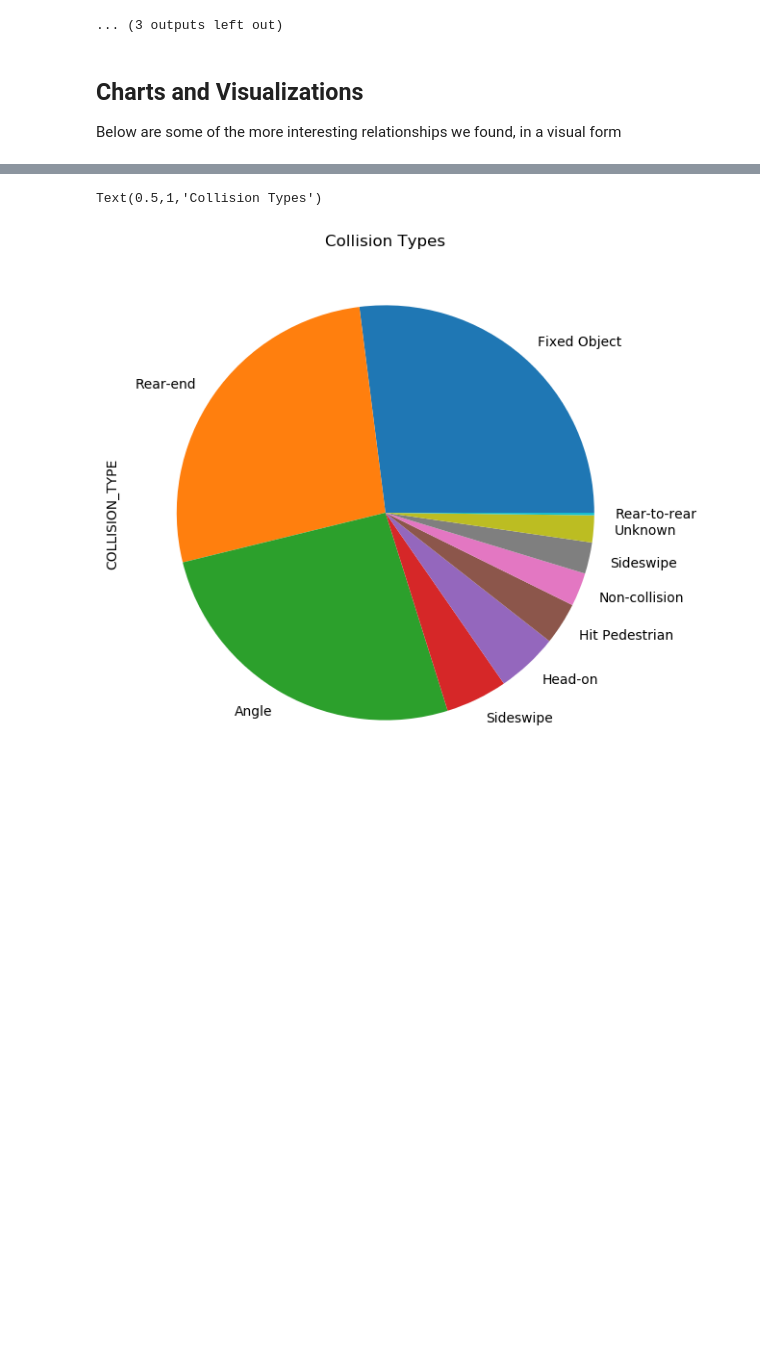
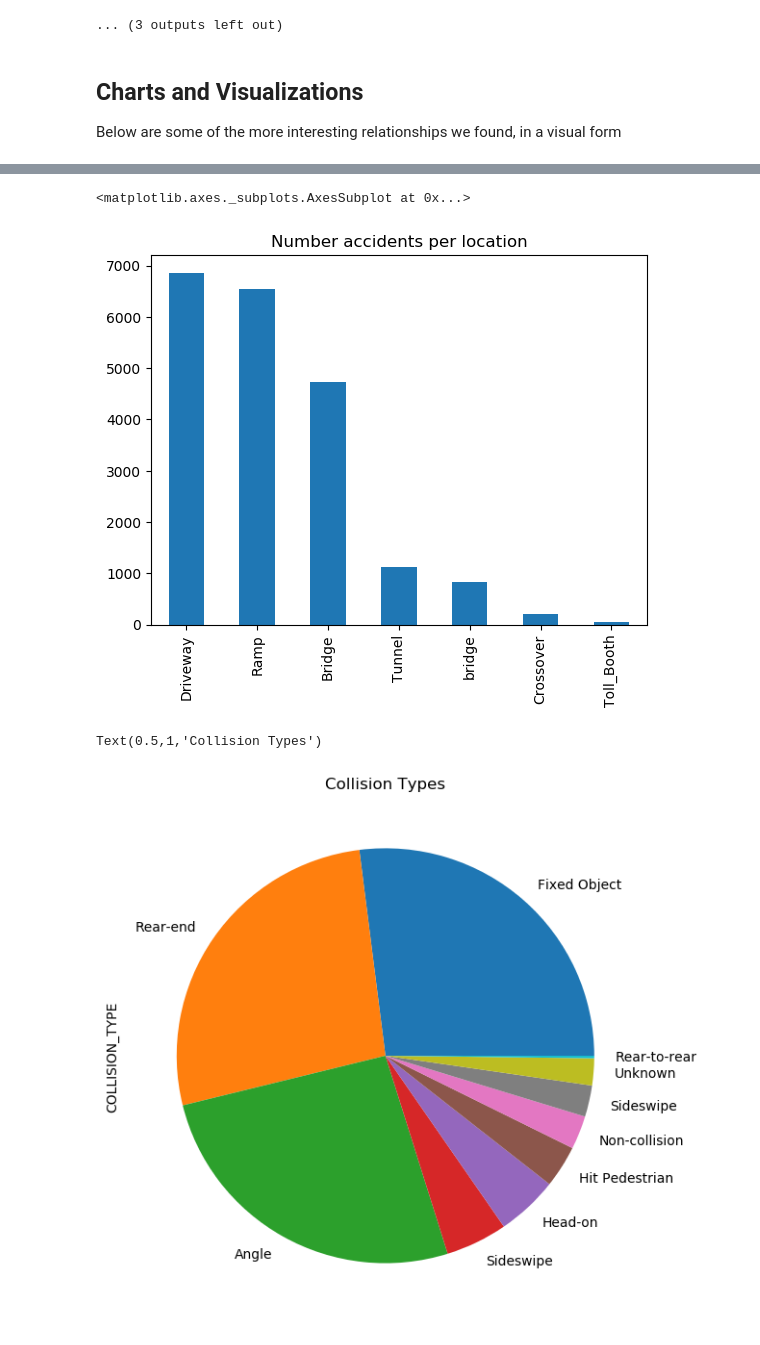
Before and after one commit to nicholaiTukanov/Pummels-in-Pittsburg, a Jupyter notebook: visualization.ipynb, the cells around one changed output, grey strips where cells are left out. Saved outputs shown, nothing was run; the diff lists cells and outputs as text; code cells hidden in the pictures; blank space fills up the shorter version.

```diff
--- a/visualization.ipynb
+++ b/visualization.ipynb
@@ -444,3 +428,25 @@ f['time'].value_counts().plot(kind='bar')
+# %%
+#accident location
+
+loc={
+
+    1 : 'Underpass',
+    2 : 'Ramp',
+    3 : 'Bridge',
+    4 : 'Tunnel',
+    5 : 'Toll_Booth',
+    6 : 'Crossover',
+    7 : 'Driveway',
+    8 : 'bridge',
+}
+
+loc_data = data.loc[(data.LOCATION_TYPE > 1) & (data.LOCATION_TYPE < 9)]
+loc_data=loc_data['LOCATION_TYPE'].value_counts().rename(loc)
+plt.title('Number accidents per location')
+loc_data.plot(kind='bar')
+# %% [output]
+<matplotlib.axes._subplots.AxesSubplot at 0x...>
+[figure, added]
 # %%
 lab={
 0 : 'Non-collision',
```
Also changed, not shown: parts of 6 cells of this notebook.
